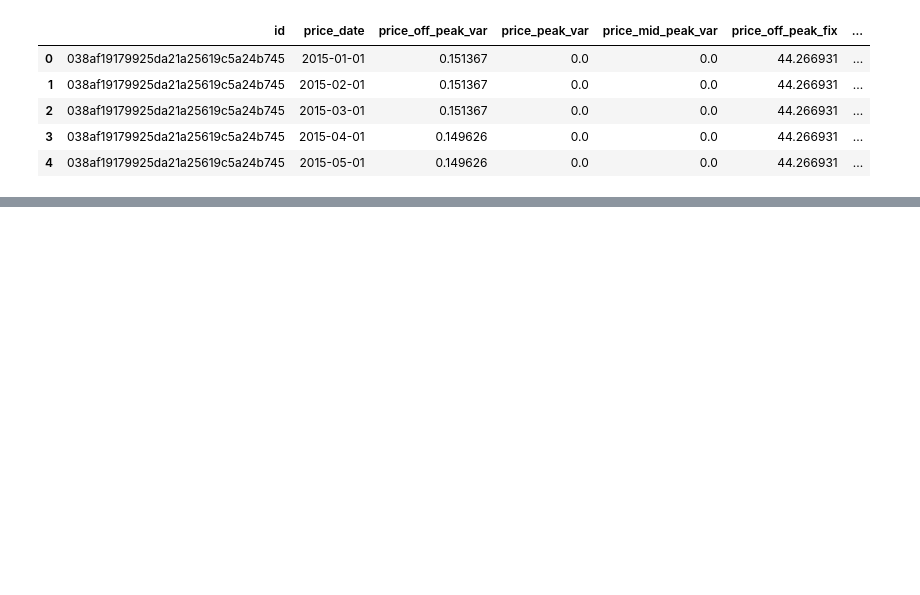
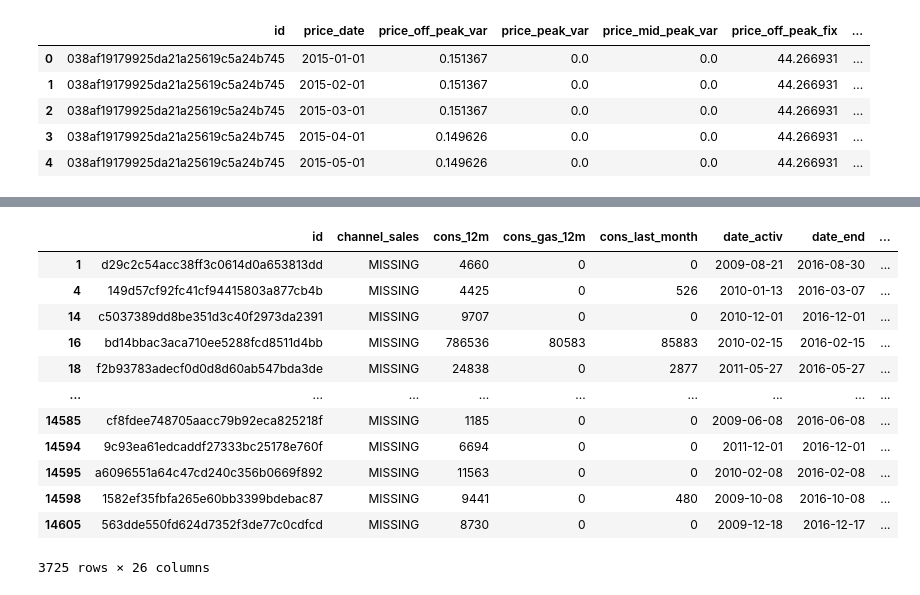
Before and after one commit to pi-mishra/BCG-Data-science-and-analytics-internship, a Jupyter notebook: BCG.ipynb, the cells around one changed output, grey strips where cells are left out. Cells and saved outputs as stored; diff of their text form; code cells hidden in the pictures; blank space fills up the shorter version.

```diff
--- a/BCG.ipynb
+++ b/BCG.ipynb
@@ -29,0 +232,5 @@ price_d.head()
+# %%
+columns_c = client_d.columns
+
+for i in columns_c:
+  print(i,'=',client_d[i].nunique())
@@ -29,0 +255,5 @@ price_d.head()
+# %%
+columns_p = price_d.columns
+
+for i in columns_p:
+  print(i,'=',price_d[i].nunique())
@@ -29,0 +282,5 @@ price_d.head()
+# %%
+date_columns = ['date_activ', 'date_end', 'date_modif_prod', 'date_renewal']
+
+for i in date_columns:
+  client_d[i] = pd.to_datetime(client_d[i])
@@ -29,0 +355,16 @@ price_d.head()
+# %%
+client_d[client_d['channel_sales'] == 'MISSING']
+# %% [output]
+|  | id | channel_sales | cons_12m | cons_gas_12m | cons_last_month | date_activ | date_end | ... |
+| 1 | d29c2c54acc38ff3c0614d0a653813dd | MISSING | 4660 | 0 | 0 | 2009-08-21 | 2016-08-30 | ... |
+| 4 | 149d57cf92fc41cf94415803a877cb4b | MISSING | 4425 | 0 | 526 | 2010-01-13 | 2016-03-07 | ... |
+| 14 | c5037389dd8be351d3c40f2973da2391 | MISSING | 9707 | 0 | 0 | 2010-12-01 | 2016-12-01 | ... |
+| 16 | bd14bbac3aca710ee5288fcd8511d4bb | MISSING | 786536 | 80583 | 85883 | 2010-02-15 | 2016-02-15 | ... |
+| 18 | f2b93783adecf0d0d8d60ab547bda3de | MISSING | 24838 | 0 | 2877 | 2011-05-27 | 2016-05-27 | ... |
+| ... | ... | ... | ... | ... | ... | ... | ... | ... |
+| 14585 | cf8fdee748705aacc79b92eca825218f | MISSING | 1185 | 0 | 0 | 2009-06-08 | 2016-06-08 | ... |
+| 14594 | 9c93ea61edcaddf27333bc25178e760f | MISSING | 6694 | 0 | 0 | 2011-12-01 | 2016-12-01 | ... |
+| 14595 | a6096551a64c47cd240c356b0669f892 | MISSING | 11563 | 0 | 0 | 2010-02-08 | 2016-02-08 | ... |
+| 14598 | 1582ef35fbfa265e60bb3399bdebac87 | MISSING | 9441 | 0 | 480 | 2009-10-08 | 2016-10-08 | ... |
+| 14605 | 563dde550fd624d7352f3de77c0cdfcd | MISSING | 8730 | 0 | 0 | 2009-12-18 | 2016-12-17 | ... |
+3725 rows × 26 columns
```
Also changed, not shown: parts of 23 cells of this notebook.
